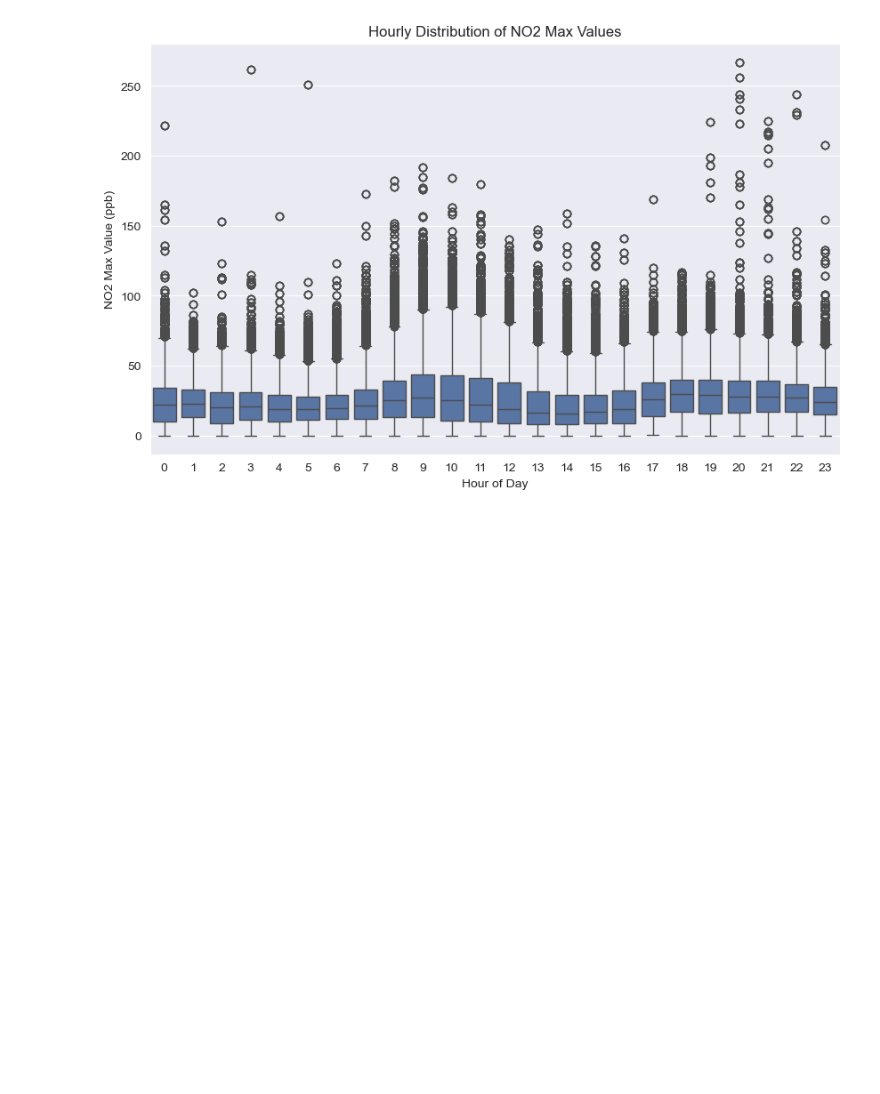
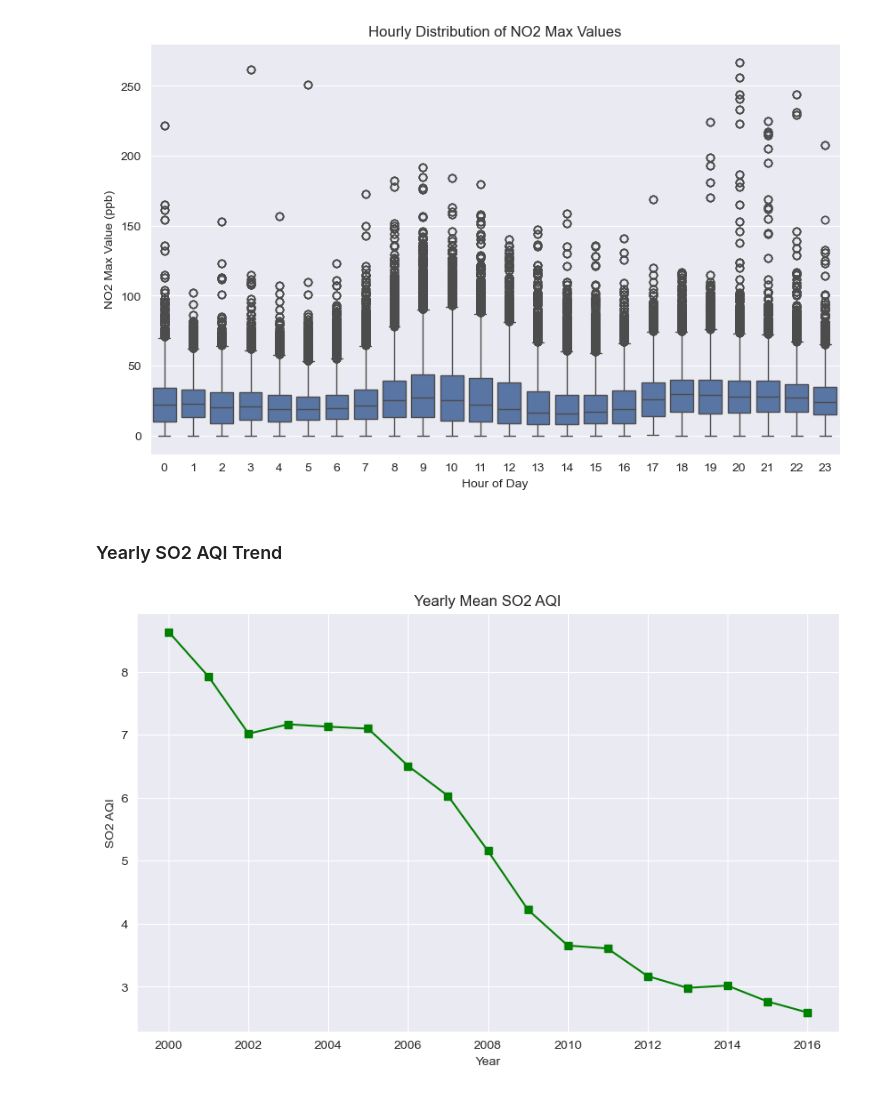
Before and after one commit to aghabidareh/PollutionAnalyzer, a Jupyter notebook: main.ipynb, the cells around one changed output. Cells and saved outputs as stored; diff of their text form; code cells hidden in the pictures; blank space fills up the shorter version.

Commit message:
plot-and-graphs-section-4

```diff
--- a/main.ipynb
+++ b/main.ipynb
@@ -65,3 +65,18 @@ plt.show()
 plt.close()
 # %% [output]
 [figure]
+# %% [markdown]
+### Yearly SO2 AQI Trend
+# %%
+plt.figure(figsize=(10, 6))
+yearly_so2 = df.groupby('Year')['SO2 AQI'].mean()
+plt.plot(yearly_so2.index, yearly_so2.values, marker='s', color='green')
+plt.title('Yearly Mean SO2 AQI')
+plt.xlabel('Year')
+plt.ylabel('SO2 AQI')
+plt.grid(True)
+plt.savefig('plots/yearly_so2_aqi.png')
+plt.show()
+plt.close()
+# %% [output]
+[figure, added]
```
Also changed, not shown: 1 other file.
